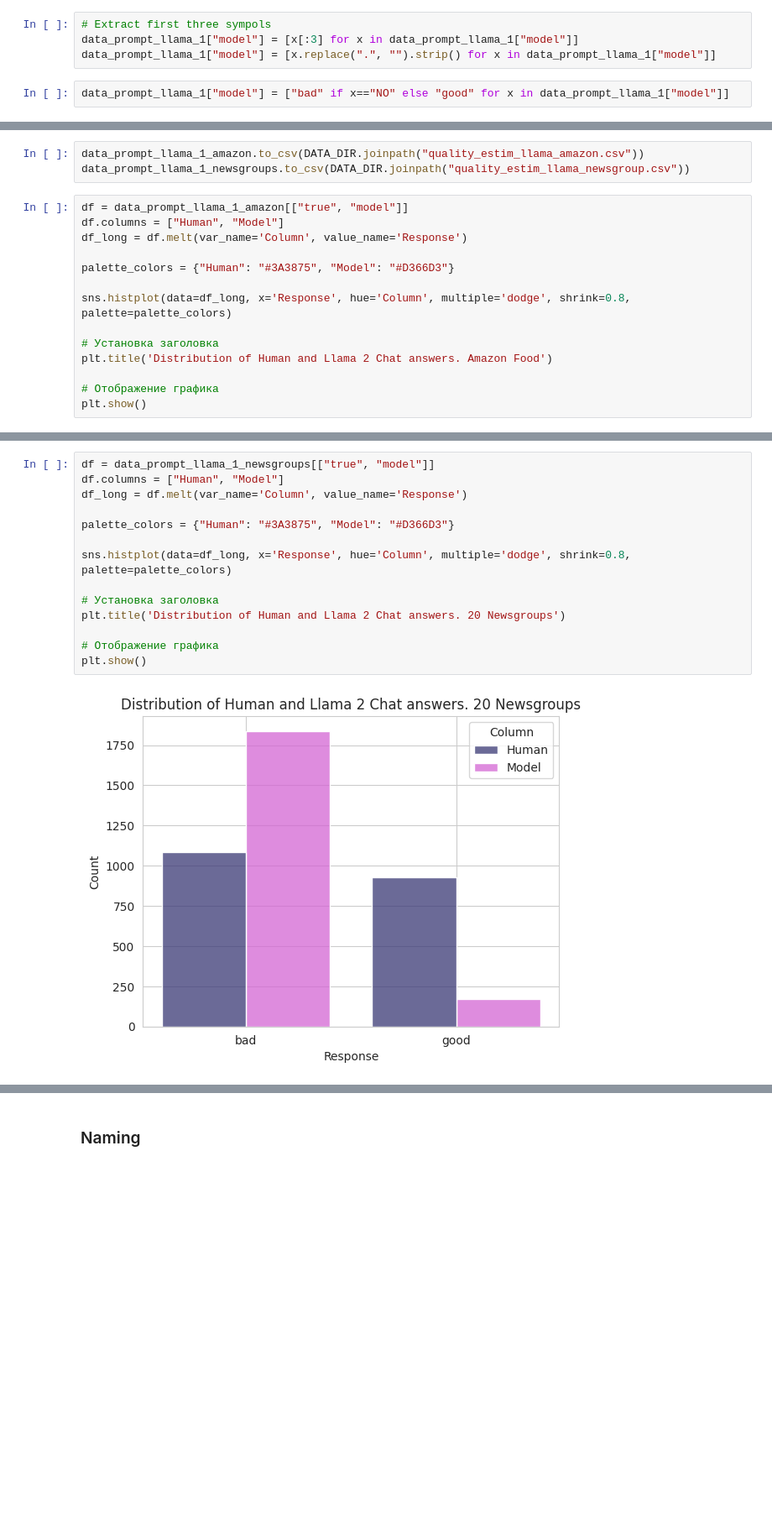
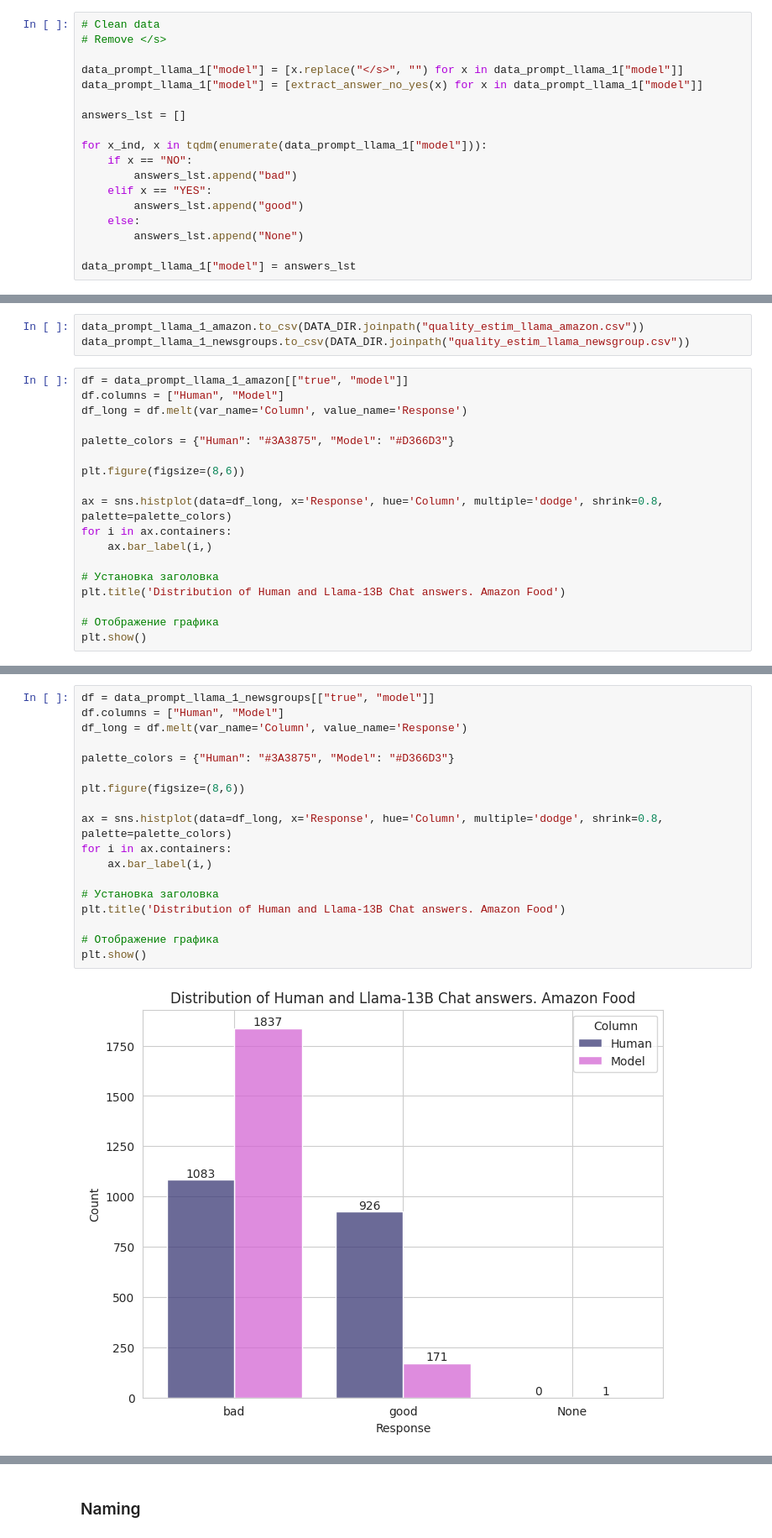
Before and after one commit to alex-mat-s/LLM_QE_TM, a Jupyter notebook: notebooks/results_analysis.ipynb, the cells around one changed output, grey strips where cells are left out. Shown at 84% size. Cells and saved outputs as stored; diff of their text form; blank space fills up the shorter version.

```diff
--- a/notebooks/results_analysis.ipynb
+++ b/notebooks/results_analysis.ipynb
@@ -565,6 +746,18 @@ for id in tmp_string_ids:
-# %%
-# Extract first three sympols
-data_prompt_llama_1["model"] = [x[:3] for x in data_prompt_llama_1["model"]]
-data_prompt_llama_1["model"] = [x.replace(".", "").strip() for x in data_prompt_llama_1["model"]]
-# %%
-data_prompt_llama_1["model"] = ["bad" if x=="NO" else "good" for x in data_prompt_llama_1["model"]]
+# %%
+# Clean data
+# Remove </s>
+
+data_prompt_llama_1["model"] = [x.replace("</s>", "") for x in data_prompt_llama_1["model"]]
+data_prompt_llama_1["model"] = [extract_answer_no_yes(x) for x in data_prompt_llama_1["model"]]
+
+answers_lst = []
+
+for x_ind, x in tqdm(enumerate(data_prompt_llama_1["model"])):
+    if x == "NO":
+        answers_lst.append("bad")
+    elif x == "YES":
+        answers_lst.append("good")
+    else:
+        answers_lst.append("None")
+
+data_prompt_llama_1["model"] = answers_lst
@@ -582,10 +779,14 @@ df_long = df.melt(var_name='Column', value_name='Response')
 
 palette_colors = {"Human": "#3A3875", "Model": "#D366D3"}
 
-sns.histplot(data=df_long, x='Response', hue='Column', multiple='dodge', shrink=0.8, palette=palette_colors)
+plt.figure(figsize=(8,6))
+
+ax = sns.histplot(data=df_long, x='Response', hue='Column', multiple='dodge', shrink=0.8, palette=palette_colors)
+for i in ax.containers:
+    ax.bar_label(i,)
 
 # Установка заголовка
-plt.title('Distribution of Human and Llama 2 Chat answers. Amazon Food')
+plt.title('Distribution of Human and Llama-13B Chat answers. Amazon Food')
 
 # Отображение графика
 plt.show()
@@ -594,16 +795,20 @@ plt.show()
 # %%
 df = data_prompt_llama_1_newsgroups[["true", "model"]]
 df.columns = ["Human", "Model"]
 df_long = df.melt(var_name='Column', value_name='Response')
 
 palette_colors = {"Human": "#3A3875", "Model": "#D366D3"}
 
-sns.histplot(data=df_long, x='Response', hue='Column', multiple='dodge', shrink=0.8, palette=palette_colors)
+plt.figure(figsize=(8,6))
+
+ax = sns.histplot(data=df_long, x='Response', hue='Column', multiple='dodge', shrink=0.8, palette=palette_colors)
+for i in ax.containers:
+    ax.bar_label(i,)
 
 # Установка заголовка
-plt.title('Distribution of Human and Llama 2 Chat answers. 20 Newsgroups')
+plt.title('Distribution of Human and Llama-13B Chat answers. Amazon Food')
 
 # Отображение графика
 plt.show()
 # %% [output]
-[figure, old version]
+[figure, new version]
```
Also changed, not shown: parts of 93 cells of this notebook, 5 other files.
